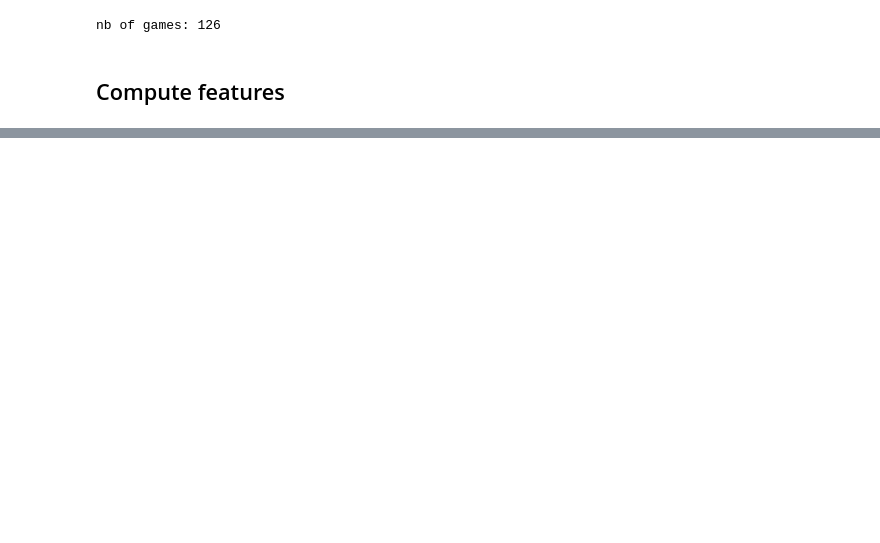
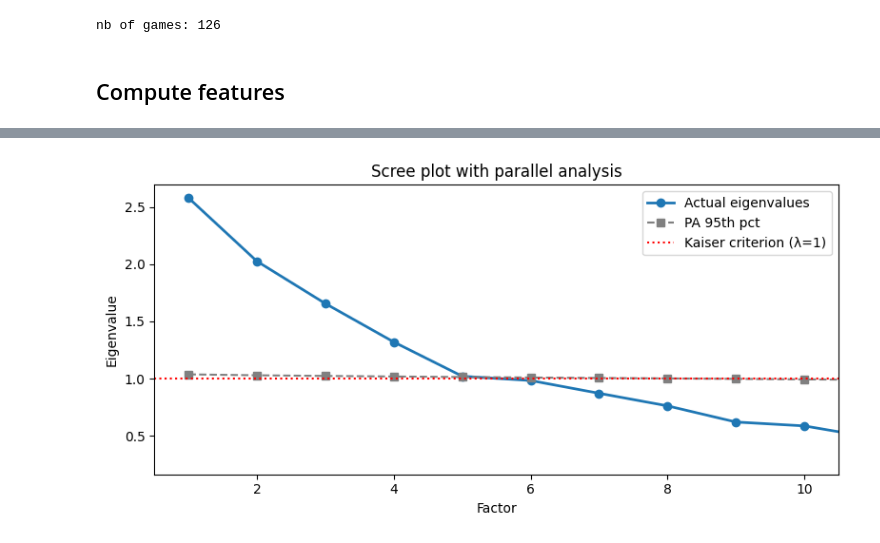
Before and after one commit to ouyang1030/football-pace, a Jupyter notebook: 2-compute-features.ipynb, the cells around one changed output, grey strips where cells are left out. Cells and saved outputs as stored; diff of their text form; code cells hidden in the pictures; blank space fills up the shorter version.

```diff
--- a/2-compute-features.ipynb
+++ b/2-compute-features.ipynb
@@ -365,7 +593,13 @@ all_features = []
 for gid in tqdm.tqdm(games["game_id"].tolist(), desc="Computing pace metrics"):
     try:
         events = pd.read_hdf(spadl_h5, f"events/game_{gid}")
-        all_features.append(compute_pace_metrics(events))
+        latent   = compute_pace_metrics(events)
+        baseline = compute_baseline_metrics(events)
+        # Merge latent indicators + 4 published baselines on the natural key
+        merged   = latent.merge(
+            baseline, on=["game_id", "possession", "possession_team_id"], how="left"
+        )
+        all_features.append(merged)
     except Exception as e:
         print(f"  Warning: game {gid} skipped – {e}")
 
@@ -375,5 +609,9 @@ print(f"Total possessions                    : {len(features_df):,}")
 print(f"  with shots                         : {features_df['time_to_shot'].notna().sum():,}")
 print(f"  with 360 centroid data             : {features_df['team_centroid_speed'].notna().sum():,}")
 print(f"  with inter-team longitudinal dist  : {features_df['inter_team_longitudinal_dist'].notna().sum():,}")
+print(f"  with baseline_passes_per_min       : {features_df['baseline_passes_per_min'].notna().sum():,}")
+print(f"  with baseline_time_to_pass         : {features_df['baseline_time_to_pass'].notna().sum():,}")
+print(f"  with baseline_meters/touch/s       : {features_df['baseline_meters_per_touch_per_second'].notna().sum():,}")
+print(f"  with baseline_meters/s             : {features_df['baseline_meters_per_second'].notna().sum():,}")
 features_df.head()
 # %% [output]
@@ -434,0 +1004,67 @@ max                1.4837                19.0283                23.6085
+# %%
+# ── Eigenvalues ───────────────────────────────────────────────────────────────
+fa_eigen = FactorAnalyzer(n_factors=len(FEATURES_S2), rotation=None)
+fa_eigen.fit(X_s2_resid)
+ev, _ = fa_eigen.get_eigenvalues()
+
+n_factors_kaiser = int((ev > 1).sum())
+print(f"Factors with eigenvalue > 1 (Kaiser): {n_factors_kaiser}")
+for i, e in enumerate(ev[:8], 1):
+    print(f"  Factor {i}: λ = {e:.4f}")
+
+# ── Parallel analysis (500 permutations, 95th pct) ───────────────────────────
+np.random.seed(42)
+N_PA, N_VARS, N_PERM = len(X_s2_resid), len(FEATURES_S2), 500
+pa_eigs = np.zeros((N_PERM, N_VARS))
+for p in range(N_PERM):
+    rand_data = np.random.normal(size=(N_PA, N_VARS))
+    rand_corr = np.corrcoef(rand_data.T)
+    pa_eigs[p] = np.linalg.eigvalsh(rand_corr)[::-1]
+
+pa_95 = np.percentile(pa_eigs, 95, axis=0)
+n_factors_pa = int((ev[:N_VARS] > pa_95).sum())
+print(f"Factors retained by parallel analysis (95th pct): {n_factors_pa}")
+
+# ── Scree plot ────────────────────────────────────────────────────────────────
+fig, ax = plt.subplots(figsize=(8, 4))
+xs = np.arange(1, N_VARS + 1)
+ax.plot(xs, ev[:N_VARS], "o-", label="Actual eigenvalues", lw=2)
+ax.plot(xs[:N_VARS], pa_95, "s--", color="gray", label="PA 95th pct", lw=1.5)
+ax.axhline(1, color="red", ls=":", label="Kaiser criterion (λ=1)")
+ax.set(xlabel="Factor", ylabel="Eigenvalue", title="Scree plot with parallel analysis")
+ax.legend(); ax.set_xlim(0.5, min(N_VARS, 10) + 0.5)
+plt.tight_layout(); plt.show()
+
+# ── Fit EFA with promax (oblique) ─────────────────────────────────────────────
+# Oblique rotation replaces varimax: (a) the sub-dimensions of match tempo
+# (passing rate, running density, spatial compression, …) are not theoretically
+# independent in football, and (b) the downstream Horst composite (Step 8) is
+# built from the |inter-item correlation matrix|, which is statistically
+# coherent only when factors are permitted to correlate.
+N_FACTORS = max(n_factors_pa, 2)   # at least 2 factors
+print(f"\nFitting EFA with {N_FACTORS} factors (promax oblique rotation)...")
+fa = FactorAnalyzer(n_factors=N_FACTORS, rotation="promax")
+fa.fit(X_s2_resid)  # pure tactical weights (group shifts removed)
+
+loadings   = pd.DataFrame(fa.loadings_,   index=FEATURES_S2,
+                           columns=[f"F{i+1}" for i in range(N_FACTORS)])
+communal   = pd.Series(fa.get_communalities(), index=FEATURES_S2, name="h2")
+var_exp    = fa.get_factor_variance()
+
+print("\n=== Pattern matrix (promax) ===")
+disp = loadings.copy()
+disp["h2"] = communal
+print(disp.round(3).to_string())
+
+print("\n=== Factor inter-correlation matrix Φ (promax, oblique) ===")
+phi = pd.DataFrame(fa.phi_,
+                   index=[f"F{i+1}" for i in range(N_FACTORS)],
+                   columns=[f"F{i+1}" for i in range(N_FACTORS)])
+print(phi.round(3).to_string())
+_off = fa.phi_[np.triu_indices_from(fa.phi_, k=1)]
+print(f"|Φ off-diagonal|: mean={np.mean(np.abs(_off)):.3f}  max={np.max(np.abs(_off)):.3f}")
+
+print("\n=== Variance explained ===")
+for i, (ss, prop, cum) in enumerate(zip(*var_exp), 1):
+    print(f"  F{i}: SS={ss:.3f}  Var%={prop*100:.1f}%  Cum%={cum*100:.1f}%")
+# %% [output]
@@ -434,0 +1081 @@ max                1.4837                19.0283                23.6085
+[figure, added]
```
Also changed, not shown: parts of 35 cells of this notebook, 1 other file.
